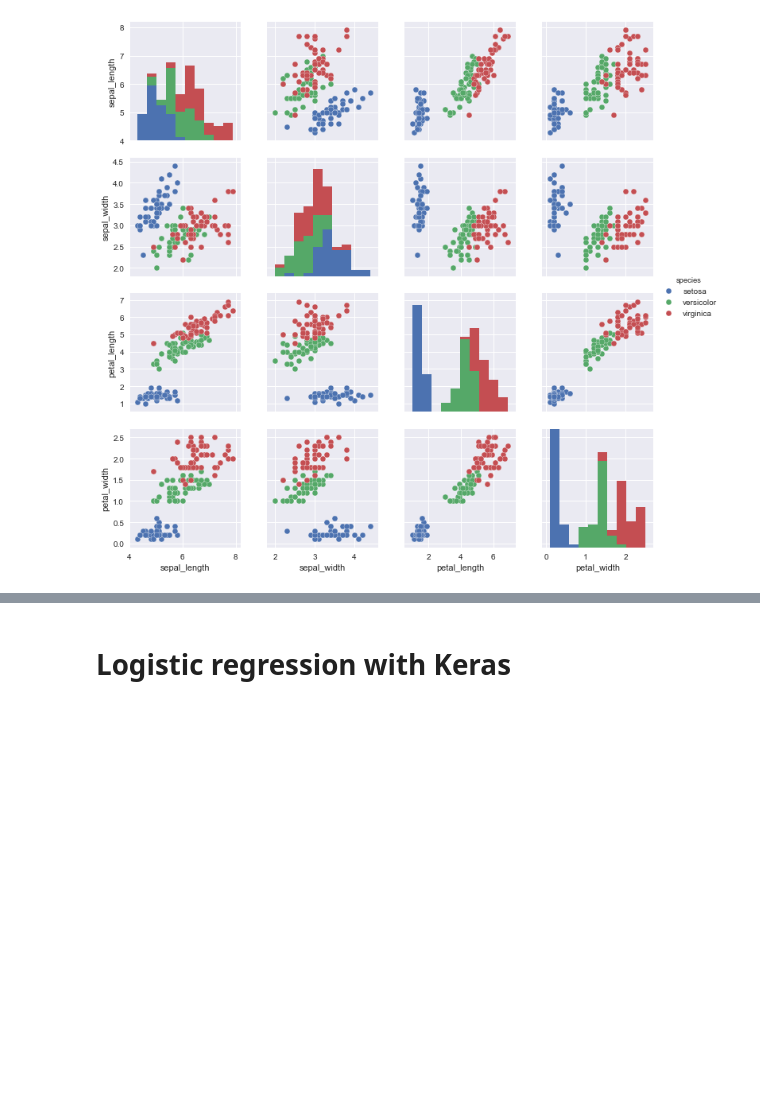
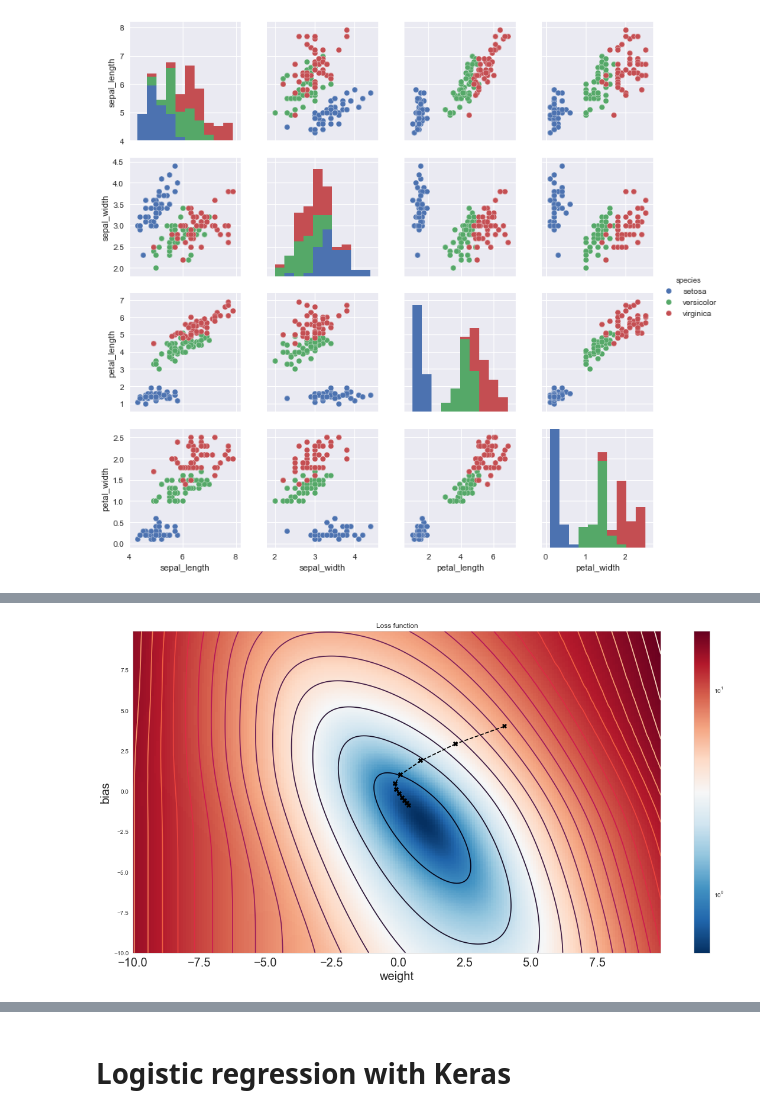
Before and after one commit to florentguymartin/introduction_neuralnetworks_keras, a Jupyter notebook: notebooks/iris.ipynb, the cells around one changed output, grey strips where cells are left out. Saved outputs shown, nothing was run; the diff lists cells and outputs as text; code cells hidden in the pictures; blank space fills up the shorter version.

```diff
--- a/notebooks/iris.ipynb
+++ b/notebooks/iris.ipynb
@@ -132,0 +269,3 @@ print(test_loss)
+# %%
+sgd = optimizers.SGD(lr=0.05)
+model.compile(optimizer=sgd, loss='binary_crossentropy', metrics=['accuracy'])
@@ -132,0 +296,25 @@ print(test_loss)
+# %%
+def get_loss(model,weight,bias,x,y,C=1.):
+    """Compute the loss function."""
+#     model = sklearn.linear_model.LogisticRegression()
+#     model.coef_ = np.array([[weigth]])
+    layer =  model.layers[0]
+    layer.set_weights( [ np.array([[weight]]) , np.array([bias]) ] )
+    loss = model.evaluate(x,y,verbose=0)[0]
+    #print(pred)
+    #log_loss = x.shape[0]*sklearn.metrics.log_loss(y,pred)
+    #print(log_loss)
+    #loss = 0.5*(weigth**2 + bias**2) + C*log_loss
+    return loss
+
+def get_loss1(weigth,bias):
+    return get_loss(model,weigth,bias,x_train,y_train,1.)
+
+vloss = np.vectorize(get_loss1)
+
+def get_meshgrid(xstart,xend,xstep,ystart,yend,ystep):
+    xx,yy = np.mgrid[xstart:xend:xstep,ystart:yend:ystep]
+    return xx,yy
+# %%
+xx,yy = get_meshgrid(-10,10,.1,-10,10,.1)
+loss_grid = vloss(xx,yy)
@@ -132,0 +330,19 @@ print(test_loss)
+# %%
+model = initialise_keras_model()
+steps = 10
+import matplotlib.colors as colors
+fig = plt.figure(figsize=(20,10))
+#plt.pcolor(xx,yy,loss,cmap='RdBu_r')
+plt.pcolor(xx,yy,loss_grid,norm=colors.LogNorm(),cmap='RdBu_r')
+plt.colorbar()
+CS = plt.contour(xx, yy, loss_grid,20)
+plt.title('Loss function')
+plt.xlabel('weight')
+plt.ylabel('bias')
+for i in range(steps):
+    old_weight, old_bias = model.get_weights()[0][0][0], model.get_weights()[1][0]
+    model.fit(x_train,y_train,verbose=0,epochs = 8)
+    weight, bias = model.get_weights()[0][0][0], model.get_weights()[1][0]
+    plt.plot([old_weight,weight],[old_bias,bias],'kX--',markersize=8)
+# %% [output]
+[figure, added]
```
Also changed, not shown: parts of 49 cells of this notebook, 1 other file.
